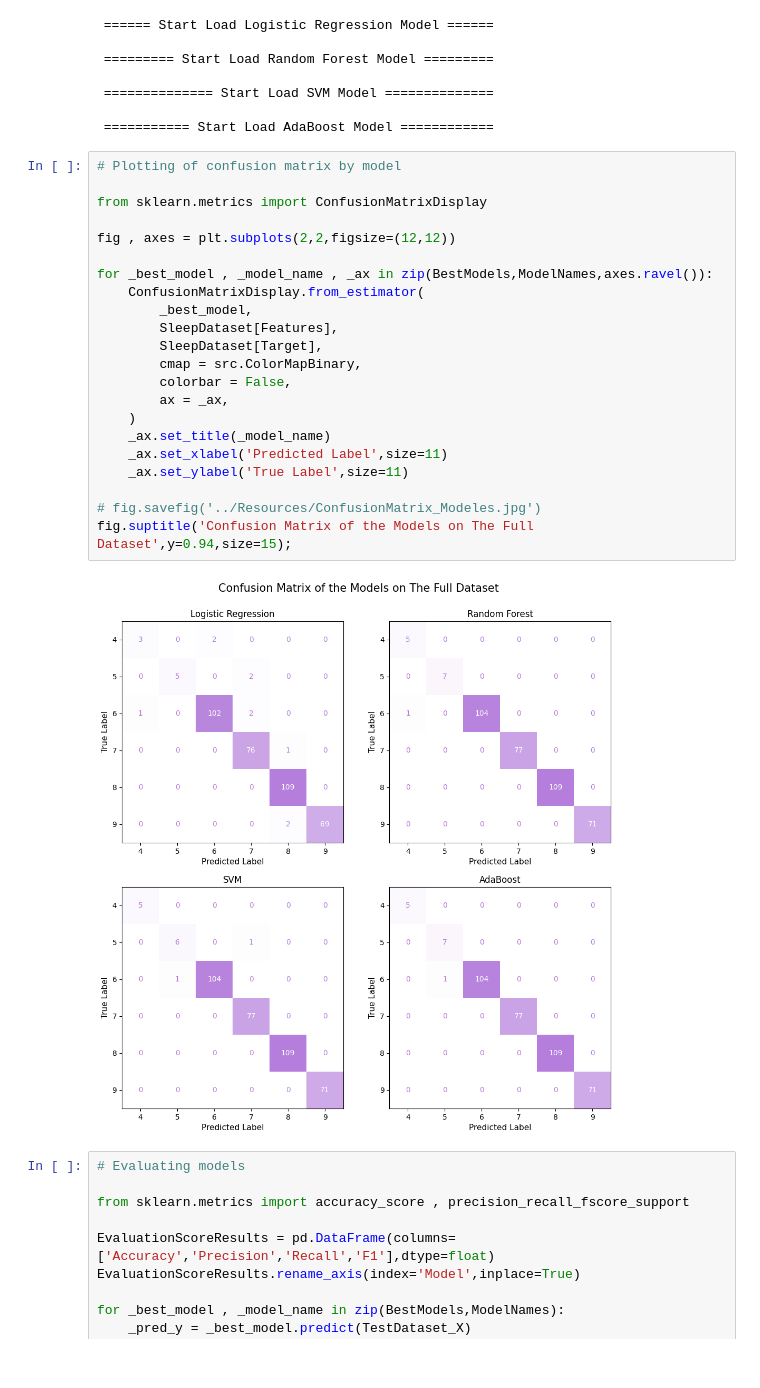
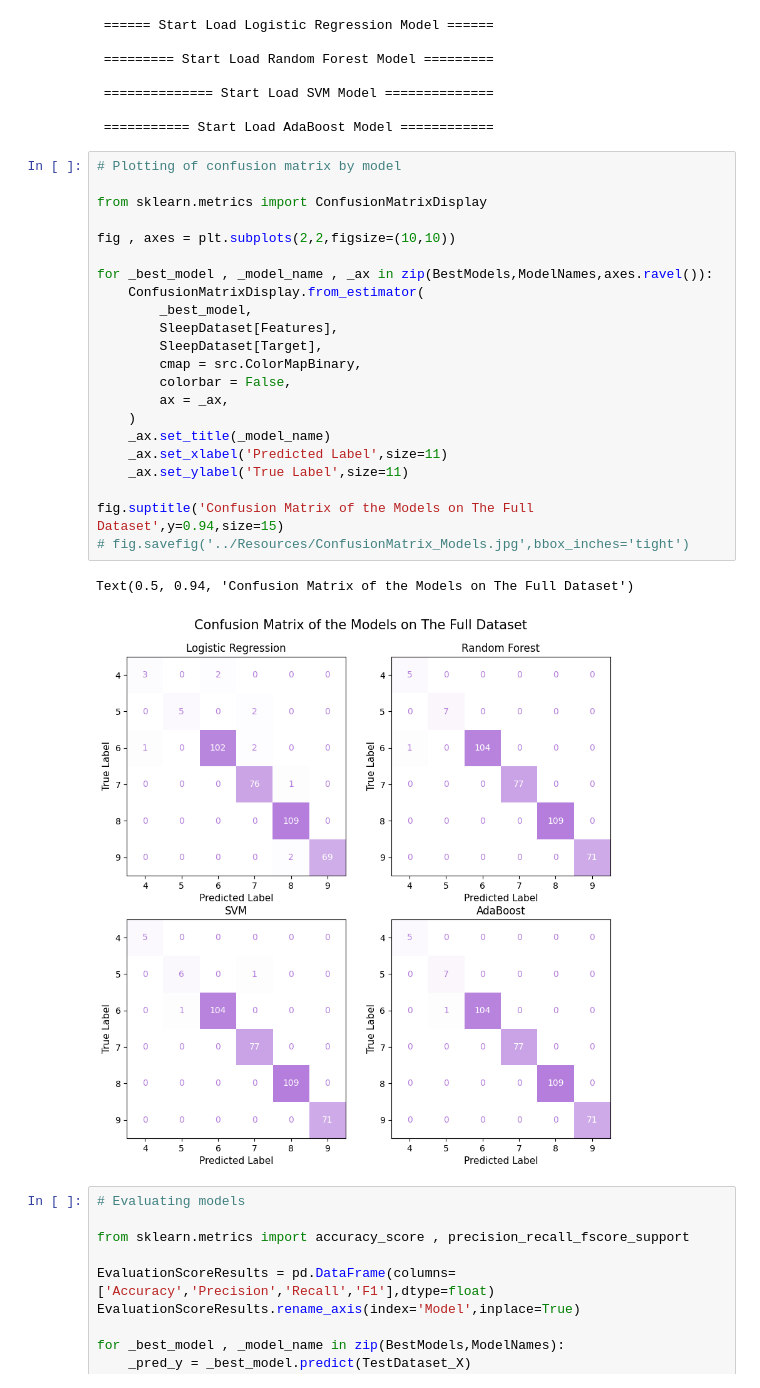
Before and after one commit to alexisuaguilaru/HealthySleep, a Jupyter notebook: MachineLearning/ModelsTraining.ipynb, the cells around one changed output. Cells and saved outputs as stored; diff of their text form.

```diff
--- a/MachineLearning/ModelsTraining.ipynb
+++ b/MachineLearning/ModelsTraining.ipynb
@@ -458,27 +460,28 @@ for _model_name in ModelNames:
 # %%
 # Plotting of confusion matrix by model
 
 from sklearn.metrics import ConfusionMatrixDisplay
 
-fig , axes = plt.subplots(2,2,figsize=(12,12))
+fig , axes = plt.subplots(2,2,figsize=(10,10))
 
 for _best_model , _model_name , _ax in zip(BestModels,ModelNames,axes.ravel()):
     ConfusionMatrixDisplay.from_estimator(
         _best_model,
         SleepDataset[Features],
         SleepDataset[Target],
         cmap = src.ColorMapBinary,
         colorbar = False,
         ax = _ax,
     )
     _ax.set_title(_model_name)
     _ax.set_xlabel('Predicted Label',size=11)
     _ax.set_ylabel('True Label',size=11)
 
-# fig.savefig('../Resources/ConfusionMatrix_Modeles.jpg')
-fig.suptitle('Confusion Matrix of the Models on The Full Dataset',y=0.94,size=15);
+fig.suptitle('Confusion Matrix of the Models on The Full Dataset',y=0.94,size=15)
+# fig.savefig('../Resources/ConfusionMatrix_Models.jpg',bbox_inches='tight')
 # %% [output]
+Text(0.5, 0.94, 'Confusion Matrix of the Models on The Full Dataset')
-[figure, old version]
+[figure, new version]
 # %%
 # Evaluating models
 
```
Also changed, not shown: parts of 4 cells of this notebook, 6 other files.
